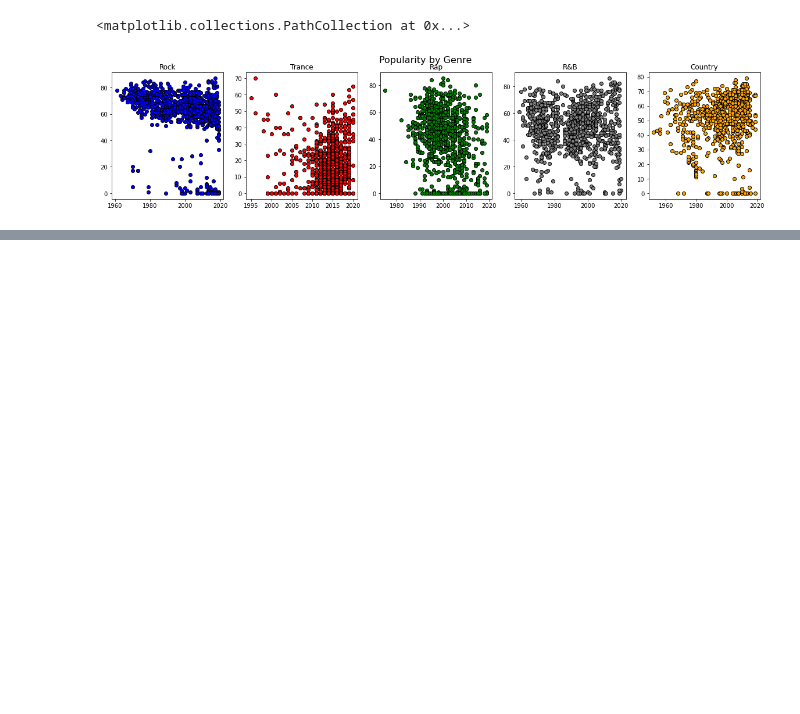
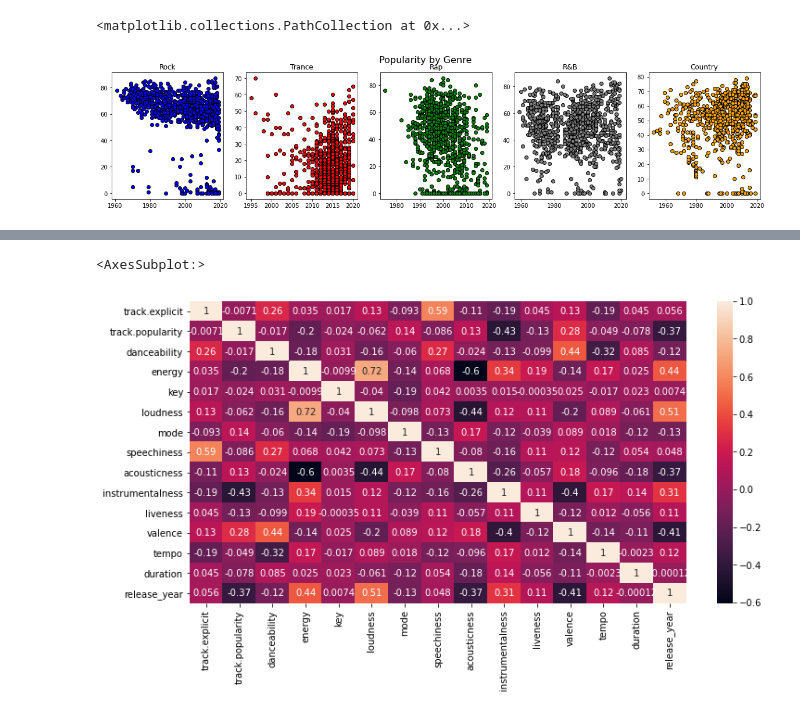
Before and after one commit to jacobpalinski/Spotify-Trends-, a Jupyter notebook: Spotify.ipynb, the cells around one changed output, grey strips where cells are left out. Saved outputs shown, nothing was run; the diff lists cells and outputs as text; code cells hidden in the pictures; blank space fills up the shorter version.

Commit message:
ANOVA, Audio Summary, Correlation Matrix

```diff
--- a/Spotify.ipynb
+++ b/Spotify.ipynb
@@ -553,0 +581,8 @@ distribution=sns.boxplot(x='genre',y='track.duration',data=df,order=['Rock','Tra
+# %%
+#ANOVA Test
+import statsmodels.api as sm
+import statsmodels.formula.api as smf
+df.rename(columns={'track.duration':'duration'},inplace=True)
+
+model=smf.ols('duration ~ genre',data=df).fit()
+sm.stats.anova_lm(model)
@@ -553,0 +645,7 @@ distribution=sns.boxplot(x='genre',y='track.duration',data=df,order=['Rock','Tra
+# %%
+#Correlation Matrix
+plt.figure(figsize=(12,6))
+sns.heatmap(df.corr(),annot=True)
+# %% [output]
+<AxesSubplot:>
+[figure, added]
```
Also changed, not shown: parts of 9 cells of this notebook.
